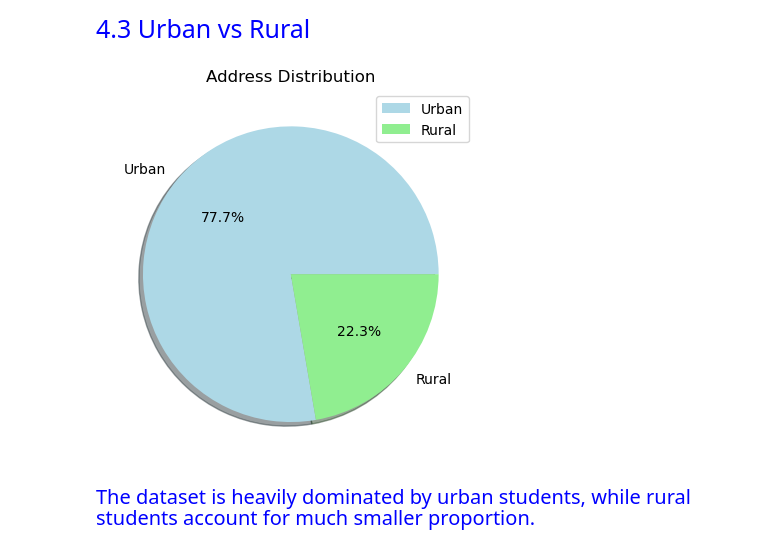
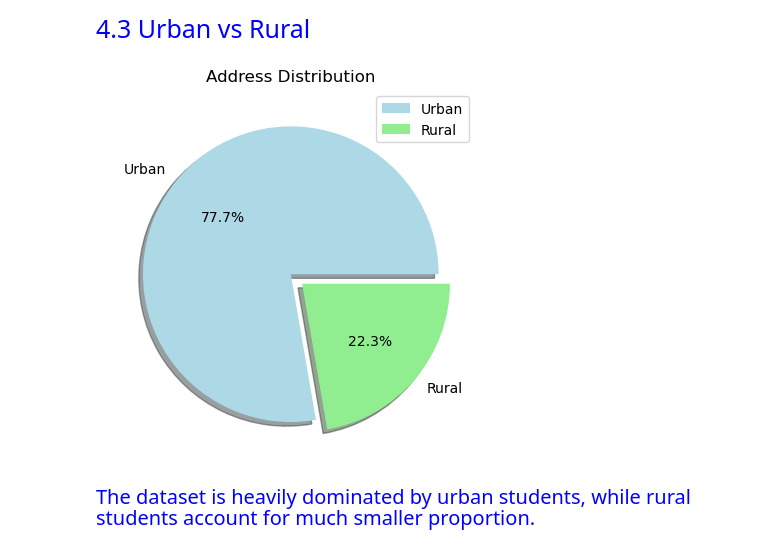
Before and after one commit to Kartika-Nidhi/DS_projects, a Jupyter notebook: StudentPerformanceAnalysis.ipynb, the cells around one changed output. Cells and saved outputs as stored; diff of their text form; code cells hidden in the pictures.

```diff
--- a/StudentPerformanceAnalysis.ipynb
+++ b/StudentPerformanceAnalysis.ipynb
@@ -129,12 +137,12 @@ constitue the smallest proportion.
 # %% [markdown]
 <div style = "color:blue; font-size:25px">4.3 Urban vs Rural
 # %%
-plt.pie(data.address.value_counts(), labels =['Urban','Rural'], colors = ['lightblue','lightgreen'], autopct = "%1.1f%%", shadow = True)
+plt.pie(data.address.value_counts(), labels =['Urban','Rural'], explode = [0.0,0.1], colors = ['lightblue','lightgreen'], autopct = "%1.1f%%", shadow = True)
 
 plt.title("Address Distribution")
 plt.legend()
 plt.show()
 # %% [output]
-[figure, old version]
+[figure, new version]
 # %% [markdown]
 <div style = "color:blue; font-size:20px">The dataset is heavily dominated by urban students, while rural students account for much smaller proportion.
```
Also changed, not shown: parts of 31 cells of this notebook.
